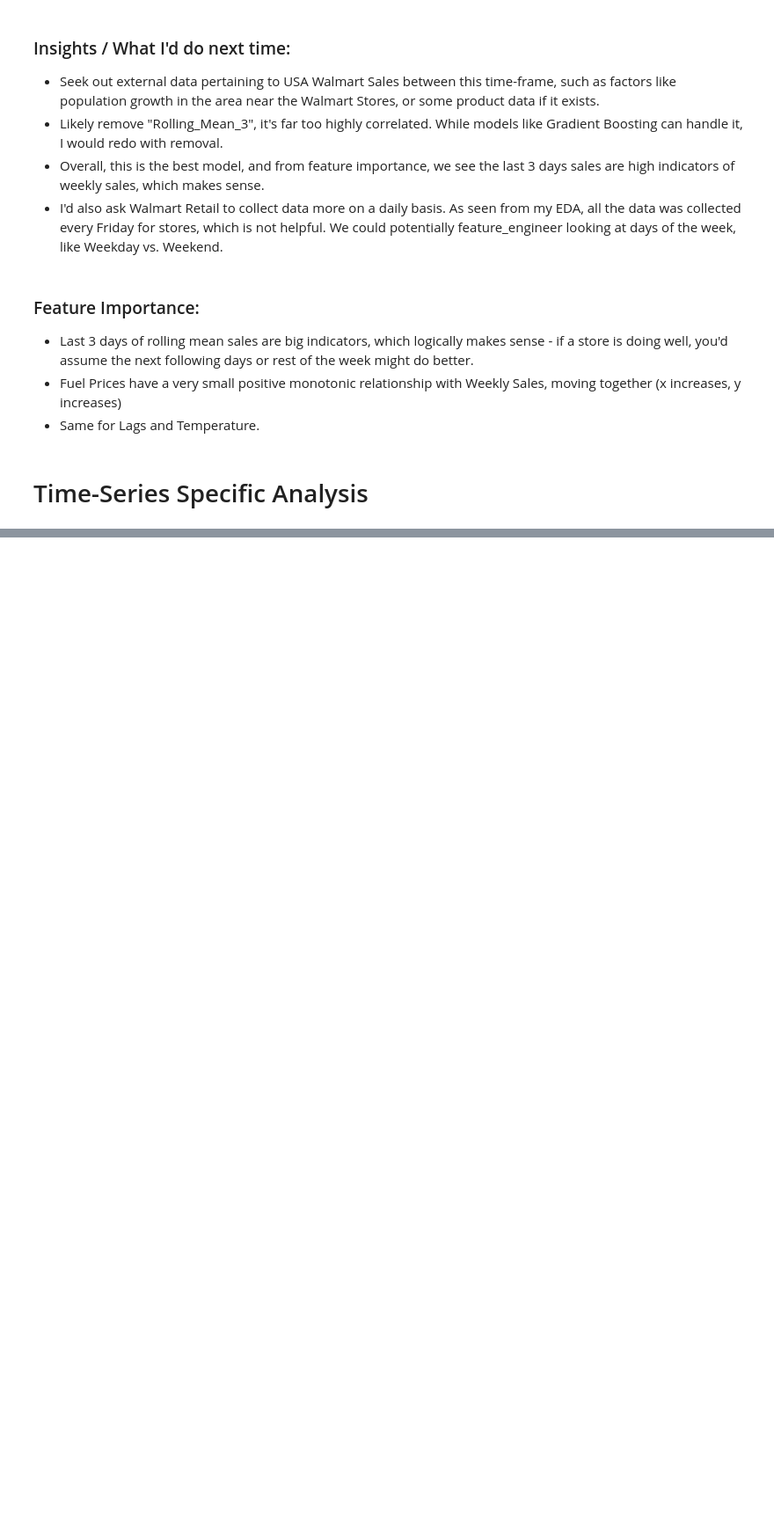
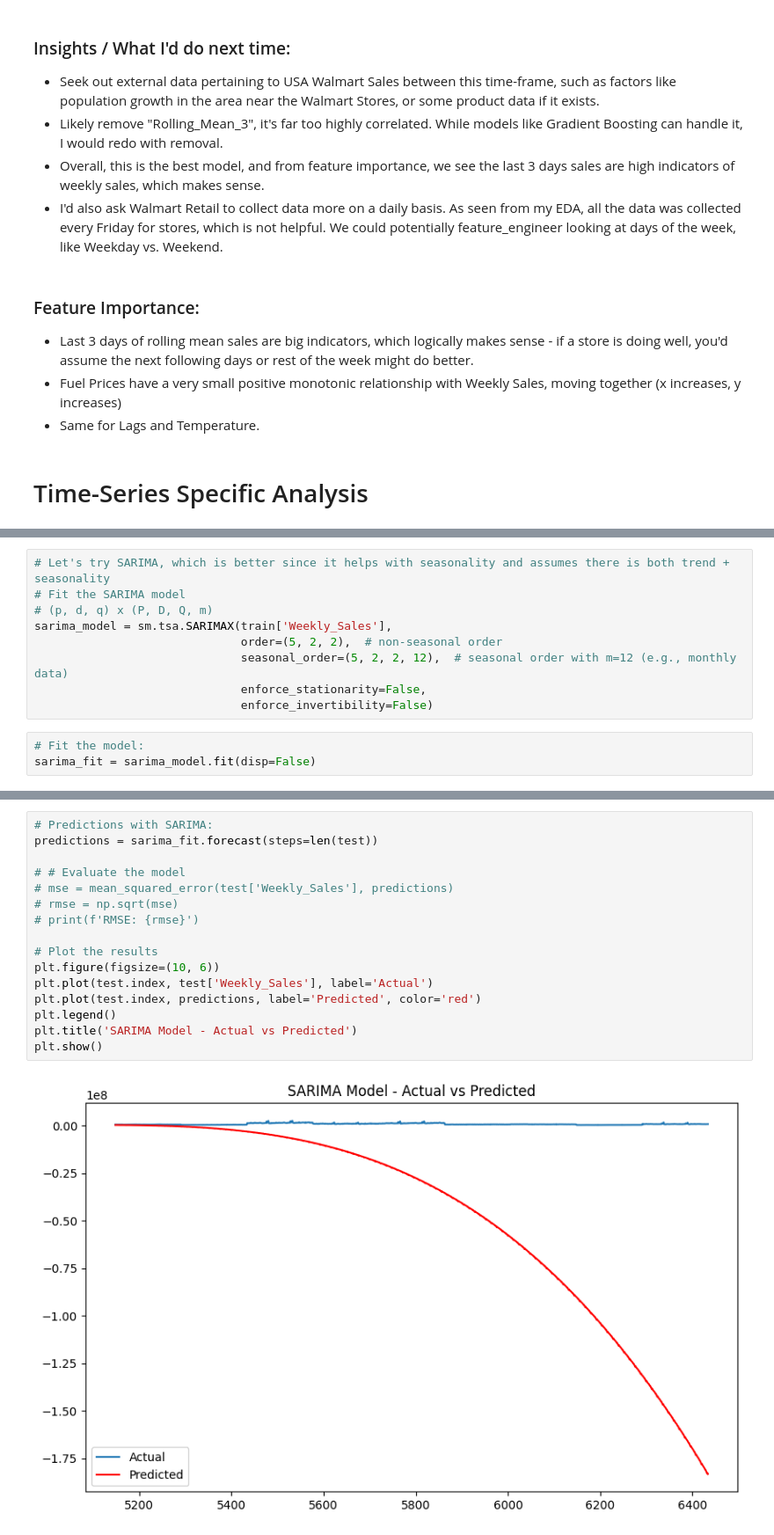
Before and after one commit to TangoMango223/walmart_analysis, a Jupyter notebook: analysis.ipynb, the cells around one changed output, grey strips where cells are left out. Shown at 88% size. Cells and saved outputs as stored; diff of their text form; blank space fills up the shorter version.

```diff
--- a/analysis.ipynb
+++ b/analysis.ipynb
@@ -823,0 +895,12 @@ sns.heatmap(df2.corr(method = "spearman"), annot= True)
+# %%
+# Let's try SARIMA, which is better since it helps with seasonality and assumes there is both trend + seasonality
+# Fit the SARIMA model
+# (p, d, q) x (P, D, Q, m)
+sarima_model = sm.tsa.SARIMAX(train['Weekly_Sales'],
+                              order=(5, 2, 2),  # non-seasonal order
+                              seasonal_order=(5, 2, 2, 12),  # seasonal order with m=12 (e.g., monthly data)
+                              enforce_stationarity=False,
+                              enforce_invertibility=False)
+# %%
+# Fit the model:
+sarima_fit = sarima_model.fit(disp=False)
@@ -823,0 +937,18 @@ sns.heatmap(df2.corr(method = "spearman"), annot= True)
+# %%
+# Predictions with SARIMA:
+predictions = sarima_fit.forecast(steps=len(test))
+
+# # Evaluate the model
+# mse = mean_squared_error(test['Weekly_Sales'], predictions)
+# rmse = np.sqrt(mse)
+# print(f'RMSE: {rmse}')
+
+# Plot the results
+plt.figure(figsize=(10, 6))
+plt.plot(test.index, test['Weekly_Sales'], label='Actual')
+plt.plot(test.index, predictions, label='Predicted', color='red')
+plt.legend()
+plt.title('SARIMA Model - Actual vs Predicted')
+plt.show()
+# %% [output]
+[figure, added]
```
Also changed, not shown: parts of 20 cells of this notebook, 1 other file.
